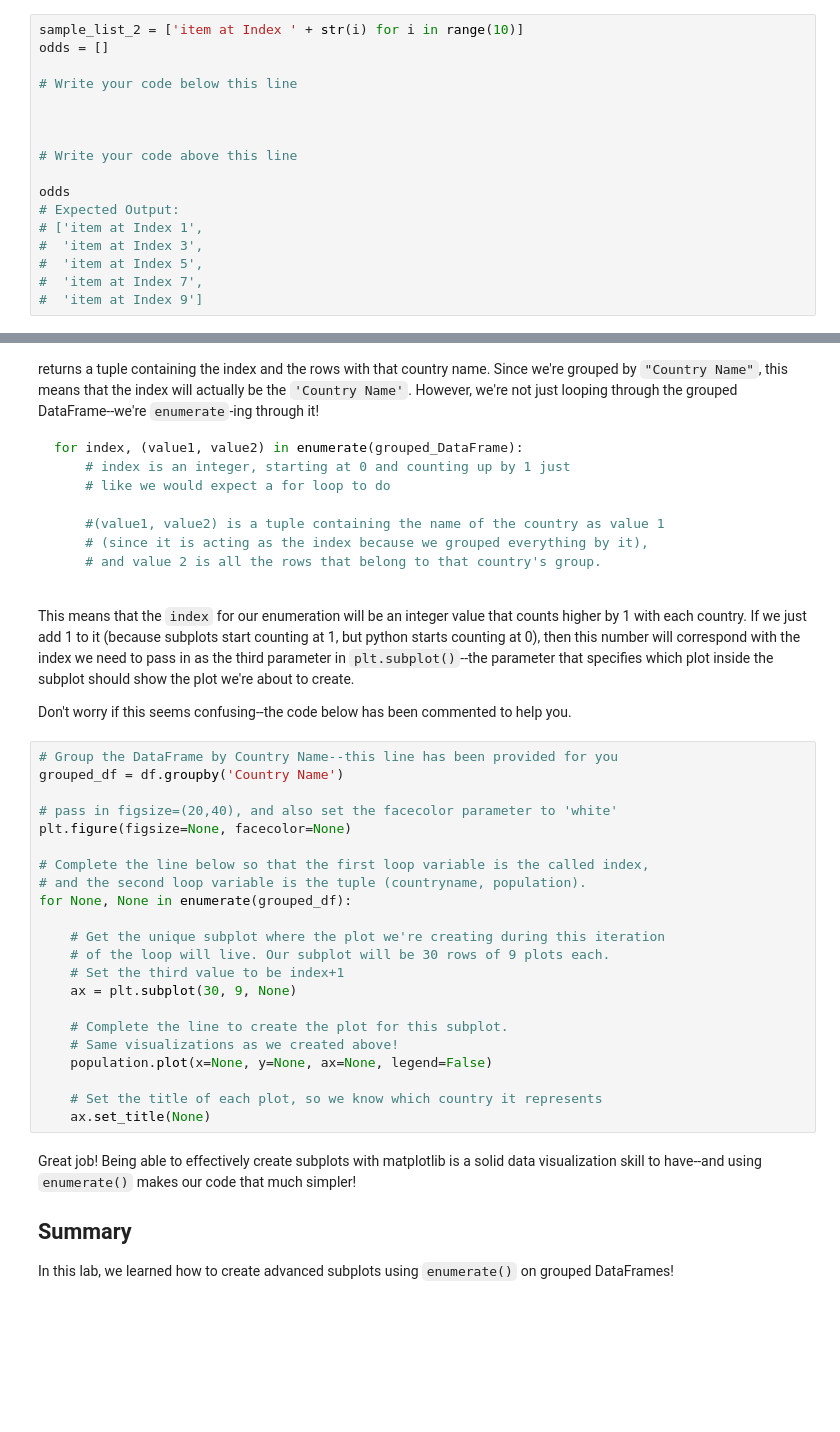
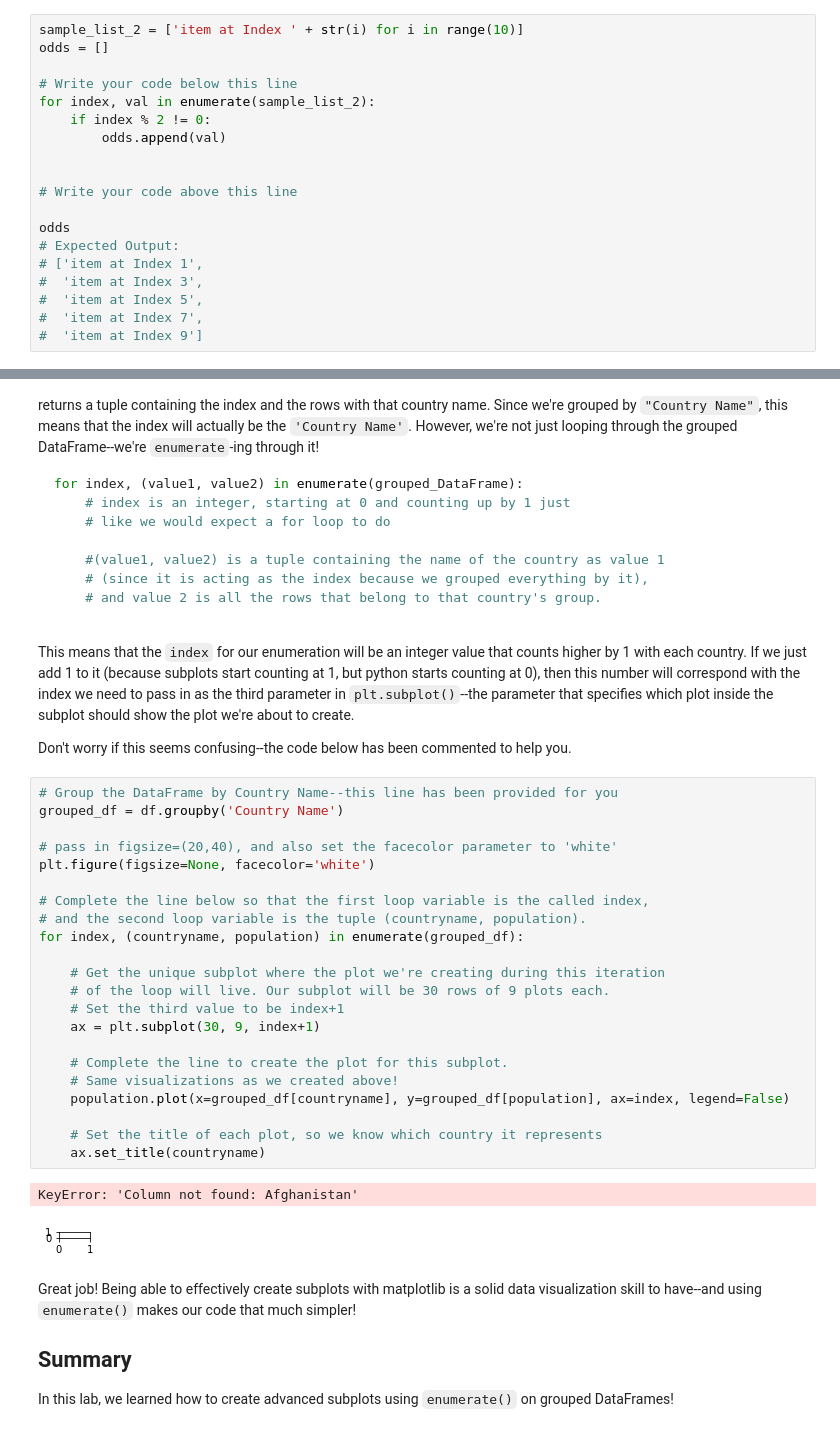
Before and after one commit to kemepley/dsc-subplots-and-enumeration-lab-dc-ds-career-042219, a Jupyter notebook: Subplots Lab.ipynb, the cells around one changed output, grey strips where cells are left out. Saved outputs shown, nothing was run; the diff lists cells and outputs as text; blank space fills up the shorter version.

```diff
--- a/Subplots Lab.ipynb
+++ b/Subplots Lab.ipynb
@@ -151,7 +173,9 @@ sample_list_2 = ['item at Index ' + str(i) for i in range(10)]
 odds = []
 
 # Write your code below this line
-
+for index, val in enumerate(sample_list_2):
+    if index % 2 != 0:
+        odds.append(val)
 
 
 # Write your code above this line
@@ -191,25 +221,28 @@ Don't worry if this seems confusing--the code below has been commented to help y
 # %%
 # Group the DataFrame by Country Name--this line has been provided for you
 grouped_df = df.groupby('Country Name')
 
 # pass in figsize=(20,40), and also set the facecolor parameter to 'white'
-plt.figure(figsize=None, facecolor=None)
+plt.figure(figsize=None, facecolor='white')
 
 # Complete the line below so that the first loop variable is the called index,
 # and the second loop variable is the tuple (countryname, population).
-for None, None in enumerate(grouped_df):
+for index, (countryname, population) in enumerate(grouped_df):
 
     # Get the unique subplot where the plot we're creating during this iteration
     # of the loop will live. Our subplot will be 30 rows of 9 plots each.
     # Set the third value to be index+1
-    ax = plt.subplot(30, 9, None)
+    ax = plt.subplot(30, 9, index+1)
 
     # Complete the line to create the plot for this subplot.
     # Same visualizations as we created above!
-    population.plot(x=None, y=None, ax=None, legend=False)
+    population.plot(x=grouped_df[countryname], y=grouped_df[population], ax=index, legend=False)
 
     # Set the title of each plot, so we know which country it represents
-    ax.set_title(None)
+    ax.set_title(countryname)
+# %% [output]
+KeyError: 'Column not found: Afghanistan'
+[figure, added]
 # %% [markdown]
 Great job! Being able to effectively create subplots with matplotlib is a solid data visualization skill to have--and using `enumerate()` makes our code that much simpler!
 
```
Also changed, not shown: parts of 4 cells of this notebook.
